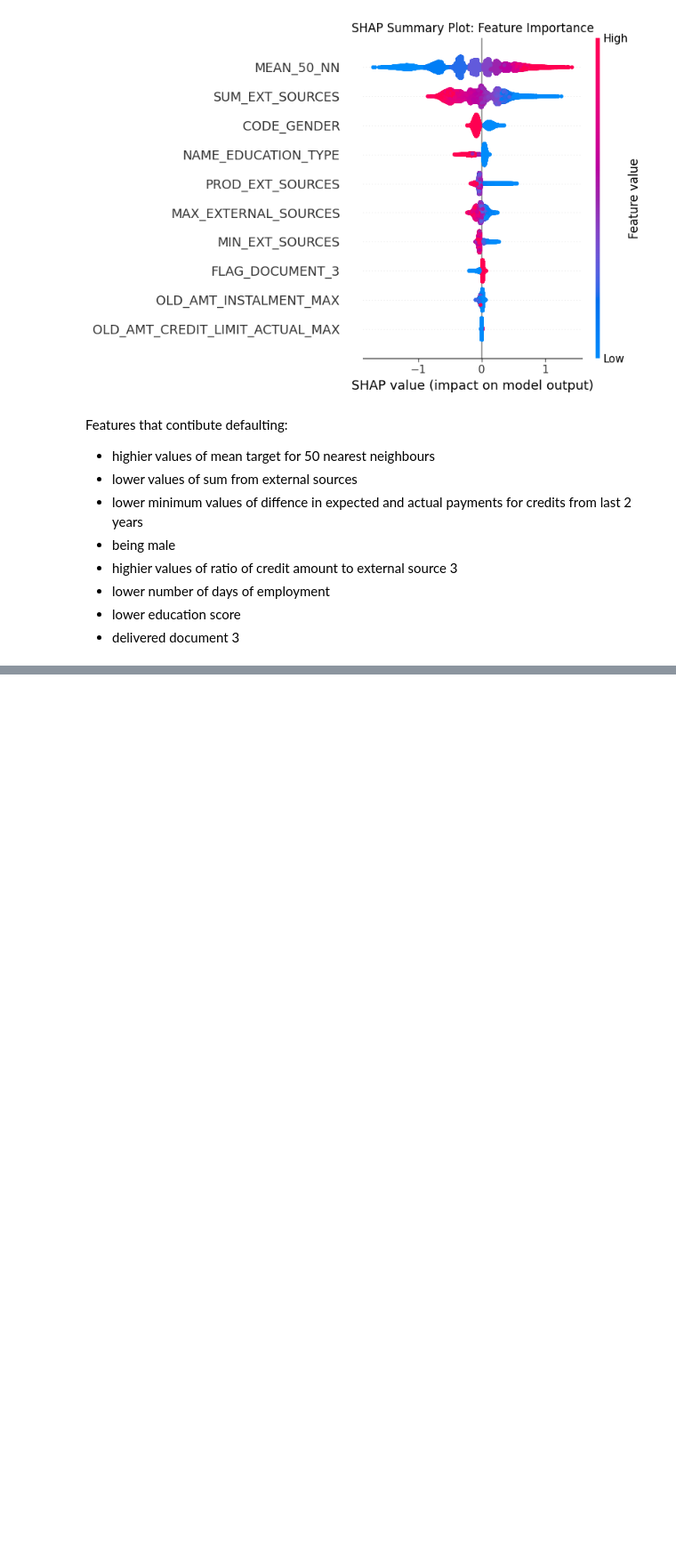
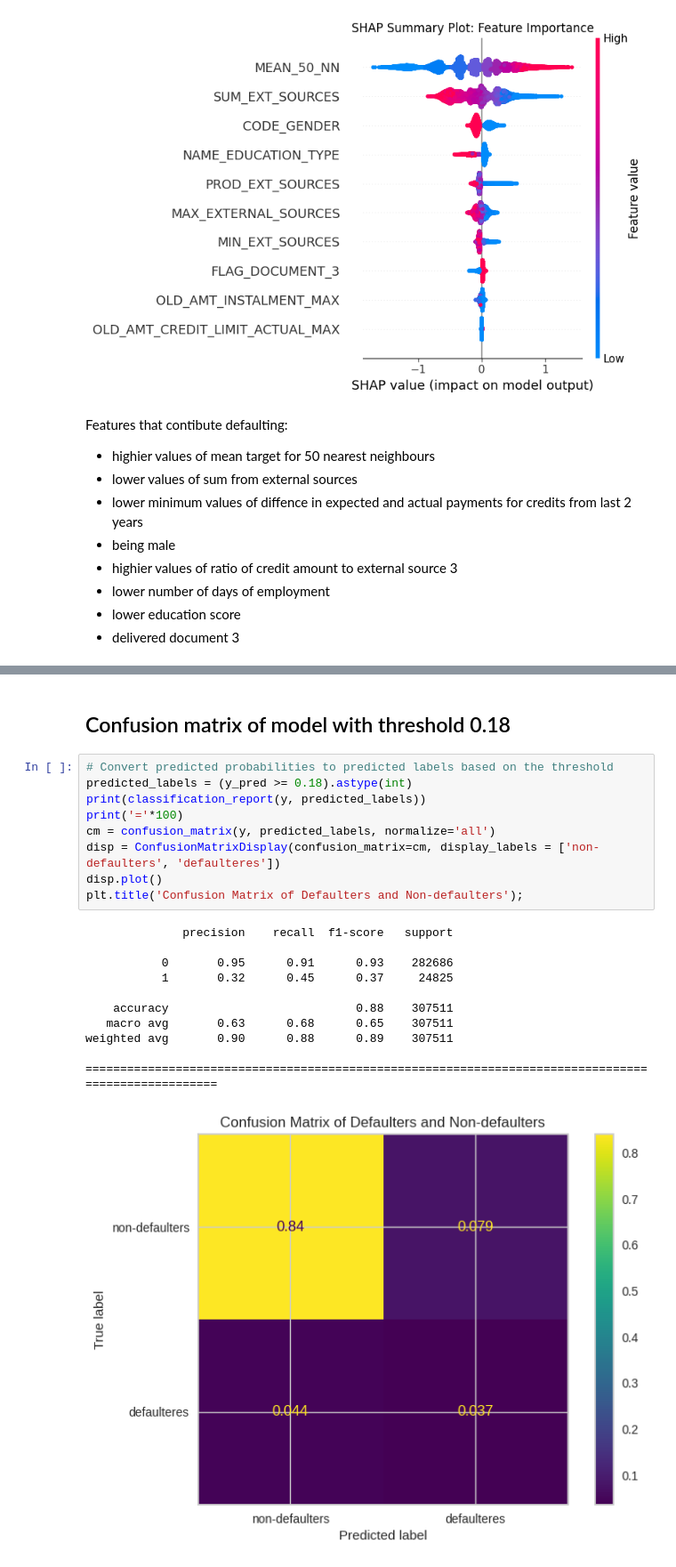
Before and after one commit to malgorzatakolka/HomeCreditDefaultRisk, a Jupyter notebook: Modeling.ipynb, the cells around one changed output, grey strips where cells are left out. Shown at 89% size. Cells and saved outputs as stored; diff of their text form; blank space fills up the shorter version.

```diff
--- a/Modeling.ipynb
+++ b/Modeling.ipynb
@@ -595,0 +703,23 @@ visualizer.show()
+# %% [markdown]
+## Confusion matrix of model with threshold 0.18
+# %%
+# Convert predicted probabilities to predicted labels based on the threshold
+predicted_labels = (y_pred >= 0.18).astype(int)
+print(classification_report(y, predicted_labels))
+print('='*100)
+cm = confusion_matrix(y, predicted_labels, normalize='all')
+disp = ConfusionMatrixDisplay(confusion_matrix=cm, display_labels = ['non-defaulters', 'defaulteres'])
+disp.plot()
+plt.title('Confusion Matrix of Defaulters and Non-defaulters');
+# %% [output]
+              precision    recall  f1-score   support
+
+           0       0.95      0.91      0.93    282686
+           1       0.32      0.45      0.37     24825
+
+    accuracy                           0.88    307511
+   macro avg       0.63      0.68      0.65    307511
+weighted avg       0.90      0.88      0.89    307511
+
+====================================================================================================
+[figure, added]
```
Also changed, not shown: parts of 17 cells of this notebook.
